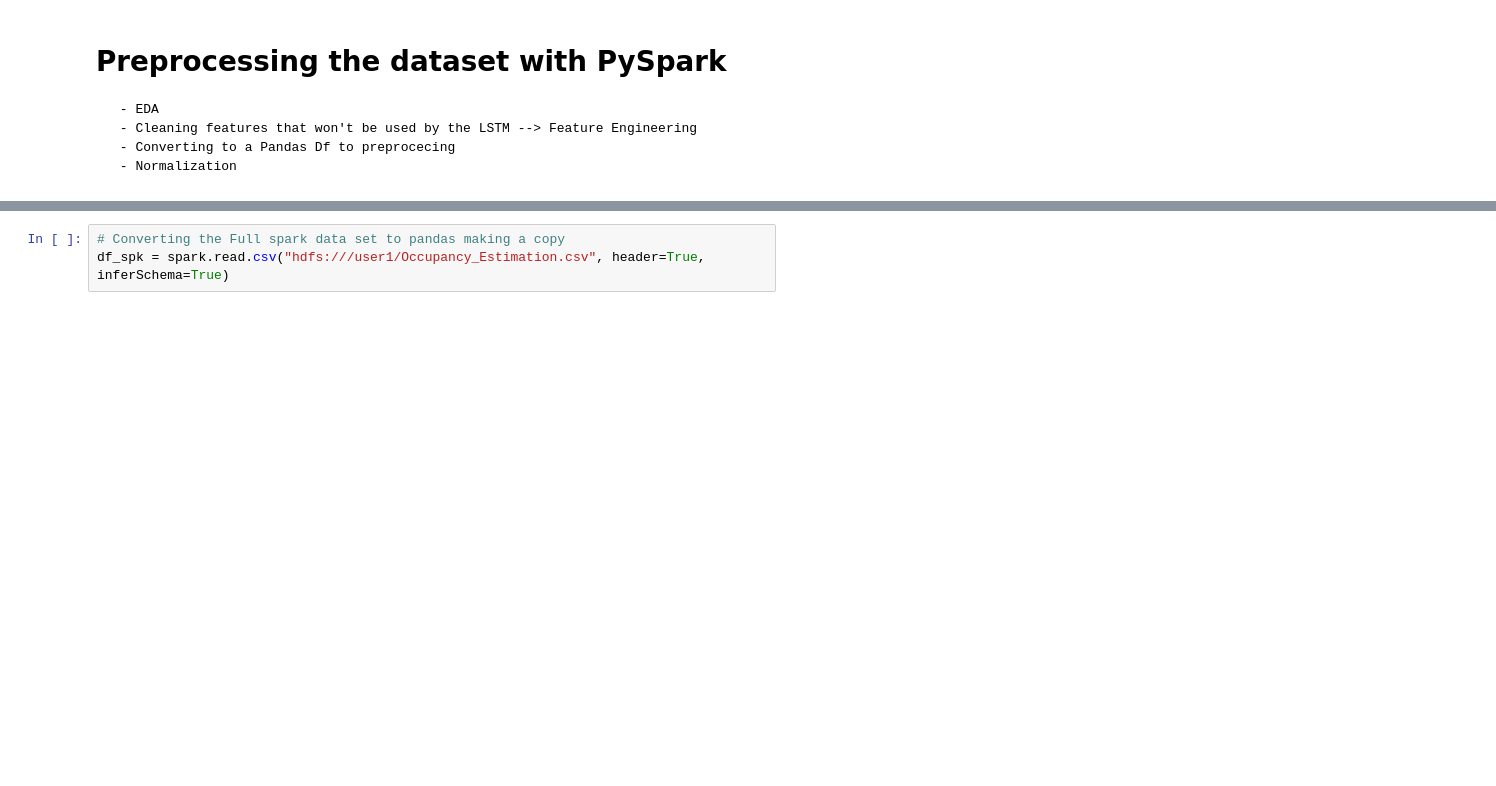
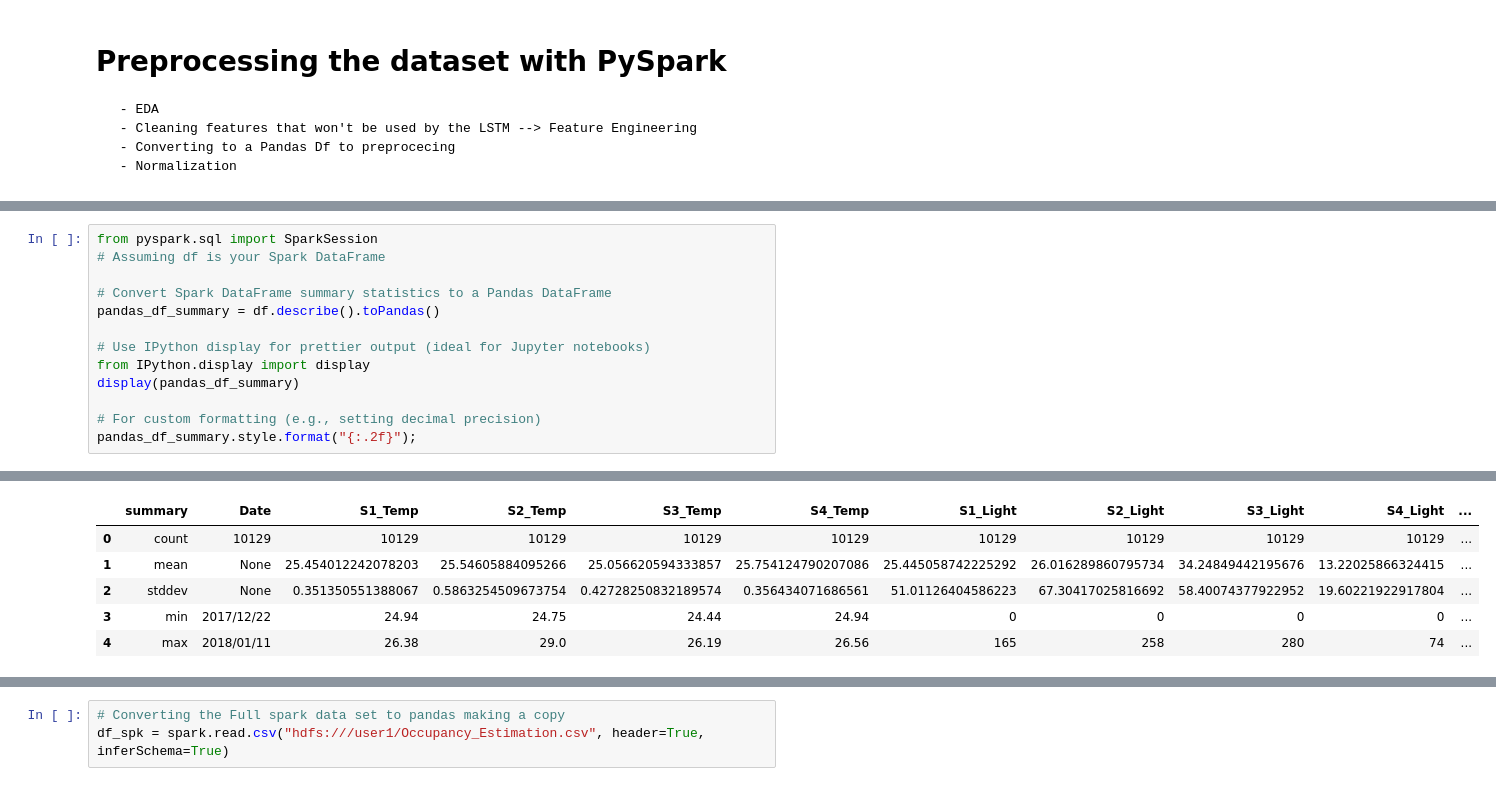
Before and after one commit to Lylkend-Albuquerque/CA1-2sem, a Jupyter notebook: CA1_2sem.ipynb, the cells around one changed output, grey strips where cells are left out. Cells and saved outputs as stored; diff of their text form; blank space fills up the shorter version.

```diff
--- a/CA1_2sem.ipynb
+++ b/CA1_2sem.ipynb
@@ -88,0 +69,14 @@ root
+# %%
+from pyspark.sql import SparkSession
+# Assuming df is your Spark DataFrame
+
+# Convert Spark DataFrame summary statistics to a Pandas DataFrame
+pandas_df_summary = df.describe().toPandas()
+
+# Use IPython display for prettier output (ideal for Jupyter notebooks)
+from IPython.display import display
+display(pandas_df_summary)
+
+# For custom formatting (e.g., setting decimal precision)
+pandas_df_summary.style.format("{:.2f}");
+# %% [output]
@@ -89,3 +84,9 @@ root
+|  | summary | Date | S1_Temp | S2_Temp | S3_Temp | S4_Temp | S1_Light | S2_Light | S3_Light | S4_Light | ... |
+| 0 | count | 10129 | 10129 | 10129 | 10129 | 10129 | 10129 | 10129 | 10129 | 10129 | ... |
+| 1 | mean | None | 25.454012242078203 | 25.54605884095266 | 25.056620594333857 | 25.754124790207086 | 25.445058742225292 | 26.016289860795734 | 34.24849442195676 | 13.22025866324415 | ... |
+| 2 | stddev | None | 0.351350551388067 | 0.5863254509673754 | 0.42728250832189574 | 0.356434071686561 | 51.01126404586223 | 67.30417025816692 | 58.40074377922952 | 19.60221922917804 | ... |
+| 3 | min | 2017/12/22 | 24.94 | 24.75 | 24.44 | 24.94 | 0 | 0 | 0 | 0 | ... |
+| 4 | max | 2018/01/11 | 26.38 | 29.0 | 26.19 | 26.56 | 165 | 258 | 280 | 74 | ... |
 # %%
 from pyspark.sql.functions import col, count
 
```
Also changed, not shown: parts of 29 cells of this notebook.
